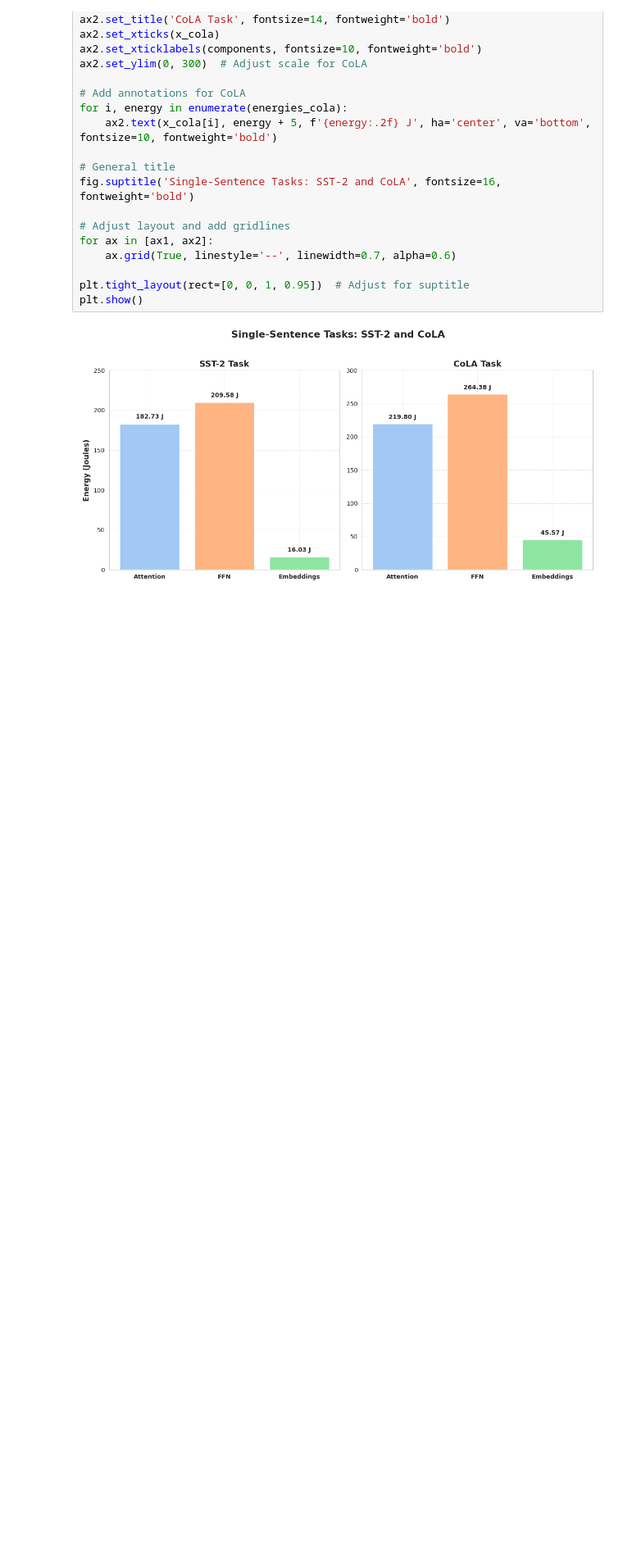
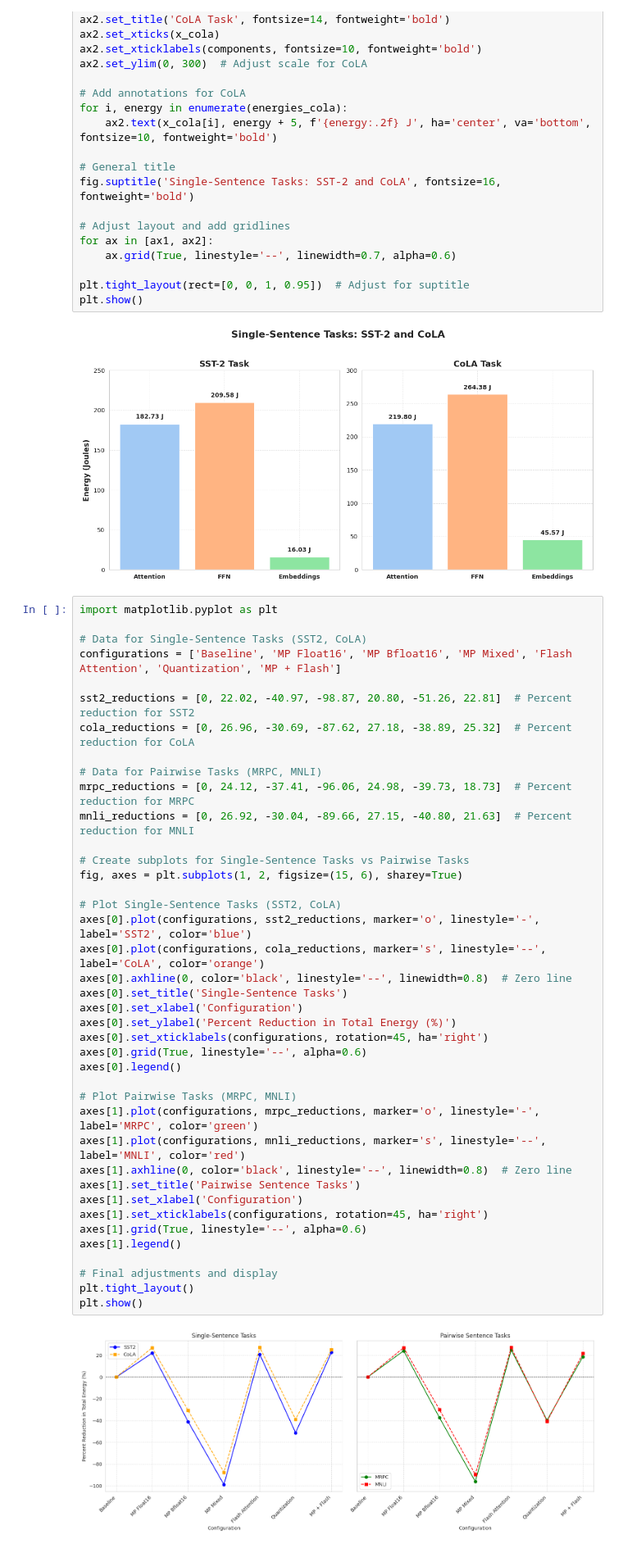
Before and after one commit to Rakene/EnergyEfficientLLM, a Jupyter notebook: Energy_EfficientBERT_Inference.ipynb, the cells around one changed output. Shown at 82% size. Cells and saved outputs as stored; diff of their text form; blank space fills up the shorter version.

```diff
--- a/Energy_EfficientBERT_Inference.ipynb
+++ b/Energy_EfficientBERT_Inference.ipynb
@@ -1276,3 +1276,45 @@ plt.tight_layout(rect=[0, 0, 1, 0.95])  # Adjust for suptitle
 plt.show()
 # %% [output]
 [figure]
+# %%
+import matplotlib.pyplot as plt
+
+# Data for Single-Sentence Tasks (SST2, CoLA)
+configurations = ['Baseline', 'MP Float16', 'MP Bfloat16', 'MP Mixed', 'Flash Attention', 'Quantization', 'MP + Flash']
+
+sst2_reductions = [0, 22.02, -40.97, -98.87, 20.80, -51.26, 22.81]  # Percent reduction for SST2
+cola_reductions = [0, 26.96, -30.69, -87.62, 27.18, -38.89, 25.32]  # Percent reduction for CoLA
+
+# Data for Pairwise Tasks (MRPC, MNLI)
+mrpc_reductions = [0, 24.12, -37.41, -96.06, 24.98, -39.73, 18.73]  # Percent reduction for MRPC
+mnli_reductions = [0, 26.92, -30.04, -89.66, 27.15, -40.80, 21.63]  # Percent reduction for MNLI
+
+# Create subplots for Single-Sentence Tasks vs Pairwise Tasks
+fig, axes = plt.subplots(1, 2, figsize=(15, 6), sharey=True)
+
+# Plot Single-Sentence Tasks (SST2, CoLA)
+axes[0].plot(configurations, sst2_reductions, marker='o', linestyle='-', label='SST2', color='blue')
+axes[0].plot(configurations, cola_reductions, marker='s', linestyle='--', label='CoLA', color='orange')
+axes[0].axhline(0, color='black', linestyle='--', linewidth=0.8)  # Zero line
+axes[0].set_title('Single-Sentence Tasks')
+axes[0].set_xlabel('Configuration')
+axes[0].set_ylabel('Percent Reduction in Total Energy (%)')
+axes[0].set_xticklabels(configurations, rotation=45, ha='right')
+axes[0].grid(True, linestyle='--', alpha=0.6)
+axes[0].legend()
+
+# Plot Pairwise Tasks (MRPC, MNLI)
+axes[1].plot(configurations, mrpc_reductions, marker='o', linestyle='-', label='MRPC', color='green')
+axes[1].plot(configurations, mnli_reductions, marker='s', linestyle='--', label='MNLI', color='red')
+axes[1].axhline(0, color='black', linestyle='--', linewidth=0.8)  # Zero line
+axes[1].set_title('Pairwise Sentence Tasks')
+axes[1].set_xlabel('Configuration')
+axes[1].set_xticklabels(configurations, rotation=45, ha='right')
+axes[1].grid(True, linestyle='--', alpha=0.6)
+axes[1].legend()
+
+# Final adjustments and display
+plt.tight_layout()
+plt.show()
+# %% [output]
+[figure, added]
```
Also changed, not shown: parts of 5 cells of this notebook, 2 other files.
